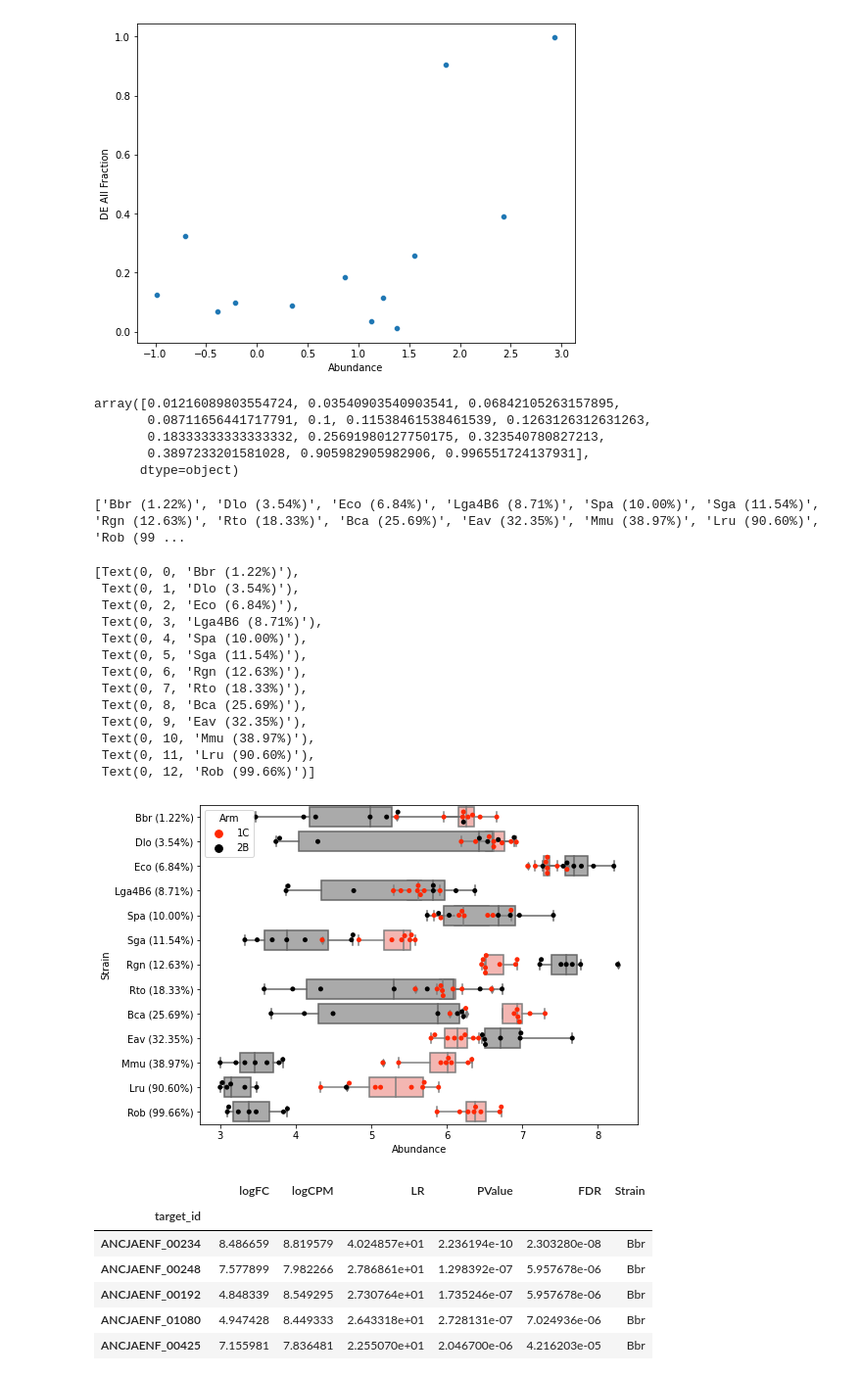
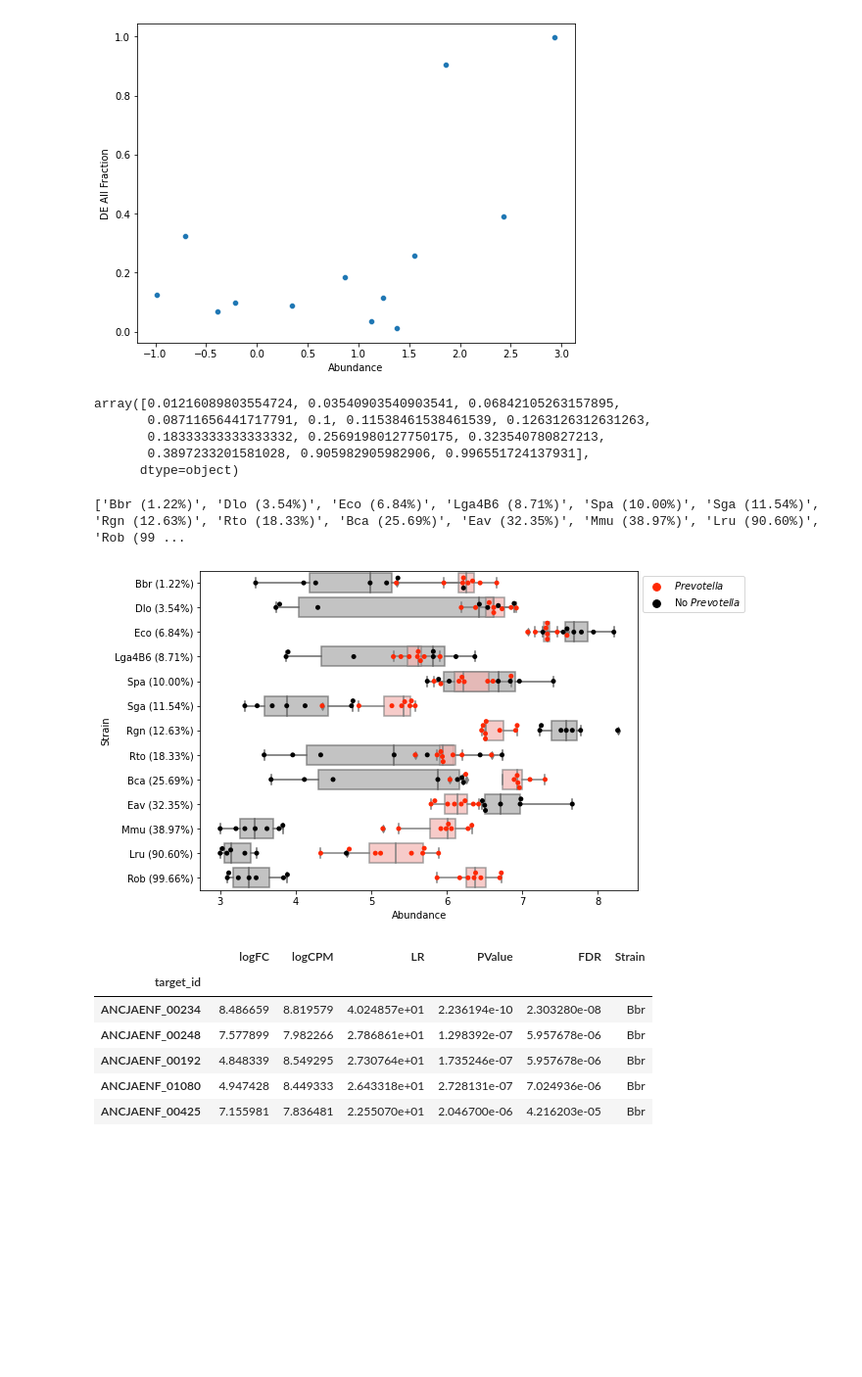
Before and after one commit to evanmlee/GordonLab, a Jupyter notebook: DE_pht_analysis.ipynb, the cells around one changed output. Shown at 98% size. Saved outputs shown, nothing was run; the diff lists cells and outputs as text; code cells hidden in the pictures; blank space fills up the shorter version.

```diff
--- a/DE_pht_analysis.ipynb
+++ b/DE_pht_analysis.ipynb
@@ -650,50 +671,43 @@ cecal_abundance_long = pd.DataFrame(columns=["Sample","Abundance","Strain","Arm"
 for strain in cecal_abundance_full:
     short_df = pd.DataFrame(columns=cecal_abundance_long.columns)
     full_col = cecal_abundance_full.loc[:,strain]
     short_df.loc[:,"Sample"] = full_col.index
     short_df.loc[:,"Abundance"] = full_col.values
     short_df.loc[:,"Strain"] = [strain]*len(full_col)
     short_df.loc[:,"Arm"] = full_col.index.str.extract(r'Pup_\d-cecal_contents_\d+_([\w]+)_Pup_\d',expand=True)[0]
     short_df.loc[:,"DE All Fraction"] = [abundance_DE_df.loc[strain,"DE All Fraction"]]*len(full_col)
     cecal_abundance_long = pd.concat((cecal_abundance_long,short_df))
 
 cecal_abundance_long.sort_values("DE All Fraction",inplace=True)
 display(cecal_abundance_long["DE All Fraction"].unique())
 cecal_long_1C, cecal_long_2B = cecal_abundance_long.loc[cecal_abundance_long["Arm"]=="1C"],\
                                 cecal_abundance_long.loc[cecal_abundance_long["Arm"]=="2B"]
 HWDC_points_palette = ["#FF2804","#000000"]
 HWDC_ellipses_palette = ["#FEACA7","#AAAAAA"]
 DE_fraction_heatmap = sns.color_palette("crest", as_cmap=True)
 
 fig,ax = plt.subplots(1,1,figsize=(8,6))
-sns.swarmplot(data=cecal_abundance_long,x="Abundance",y="Strain",hue="Arm",ax=ax,palette=HWDC_points_palette,zorder=2)
-sns.boxplot(data=cecal_long_1C,x="Abundance",y="Strain",color=HWDC_ellipses_palette[0],zorder=1)#,hue="DE All Fraction",ax=ax,palette=sns.color_palette("crest", as_cmap=True),zorder=1)
-sns.boxplot(data=cecal_long_2B,x="Abundance",y="Strain",color=HWDC_ellipses_palette[1],zorder=1)#,hue="DE All Fraction",ax=ax,palette=sns.color_palette("crest", as_cmap=True),zorder=1)
+sns.swarmplot(data=cecal_abundance_long,x="Abundance",y="Strain",hue="Arm",ax=ax,palette=HWDC_points_palette,zorder=3)
+sns.boxplot(data=cecal_long_2B,x="Abundance",y="Strain",color=HWDC_ellipses_palette[1],zorder=1, boxprops=dict(alpha=.7))
+sns.boxplot(data=cecal_long_1C,x="Abundance",y="Strain",color=HWDC_ellipses_palette[0],zorder=2, boxprops=dict(alpha=.7))
 
 strain_DE_labels = [strain + " ({:.2%})".format(abundance_DE_df.loc[strain,"DE All Fraction"]) for strain in cecal_abundance_long["Strain"].unique()]
 print(strain_DE_labels)
+handles, labels_ = ax.get_legend_handles_labels()
+new_labels = ["$\it{Prevotella}$","No $\it{Prevotella}$"]
+ax.legend(handles,new_labels)
+sns.move_legend(ax, "upper left", bbox_to_anchor=(1,1))
 ax.set_yticklabels(strain_DE_labels)
+DE_abundance_boxplot_fpath = "{0}/abundance_DE_boxswarm.pdf".format(figures_dir)
+plt.savefig(DE_abundance_boxplot_fpath,dpi=300,facecolor="white",bbox_inches="tight")
 # %% [output]
 array([0.01216089803554724, 0.03540903540903541, 0.06842105263157895,
        0.08711656441717791, 0.1, 0.11538461538461539, 0.1263126312631263,
        0.18333333333333332, 0.25691980127750175, 0.323540780827213,
        0.3897233201581028, 0.905982905982906, 0.996551724137931],
       dtype=object)
 ['Bbr (1.22%)', 'Dlo (3.54%)', 'Eco (6.84%)', 'Lga4B6 (8.71%)', 'Spa (10.00%)', 'Sga (11.54%)', 'Rgn (12.63%)', 'Rto (18.33%)', 'Bca (25.69%)', 'Eav (32.35%)', 'Mmu (38.97%)', 'Lru (90.60%)', 'Rob (99 ...
-[Text(0, 0, 'Bbr (1.22%)'),
- Text(0, 1, 'Dlo (3.54%)'),
- Text(0, 2, 'Eco (6.84%)'),
- Text(0, 3, 'Lga4B6 (8.71%)'),
- Text(0, 4, 'Spa (10.00%)'),
- Text(0, 5, 'Sga (11.54%)'),
- Text(0, 6, 'Rgn (12.63%)'),
- Text(0, 7, 'Rto (18.33%)'),
- Text(0, 8, 'Bca (25.69%)'),
- Text(0, 9, 'Eav (32.35%)'),
- Text(0, 10, 'Mmu (38.97%)'),
- Text(0, 11, 'Lru (90.60%)'),
- Text(0, 12, 'Rob (99.66%)')]
-[figure, old version]
+[figure, new version]
 # %%
 ##Ileal Violin Strip Plot
 #combined 4strain version - strain first level, pathways as hue/subgroup
```
Also changed, not shown: parts of 9 cells of this notebook, 9 other files.
